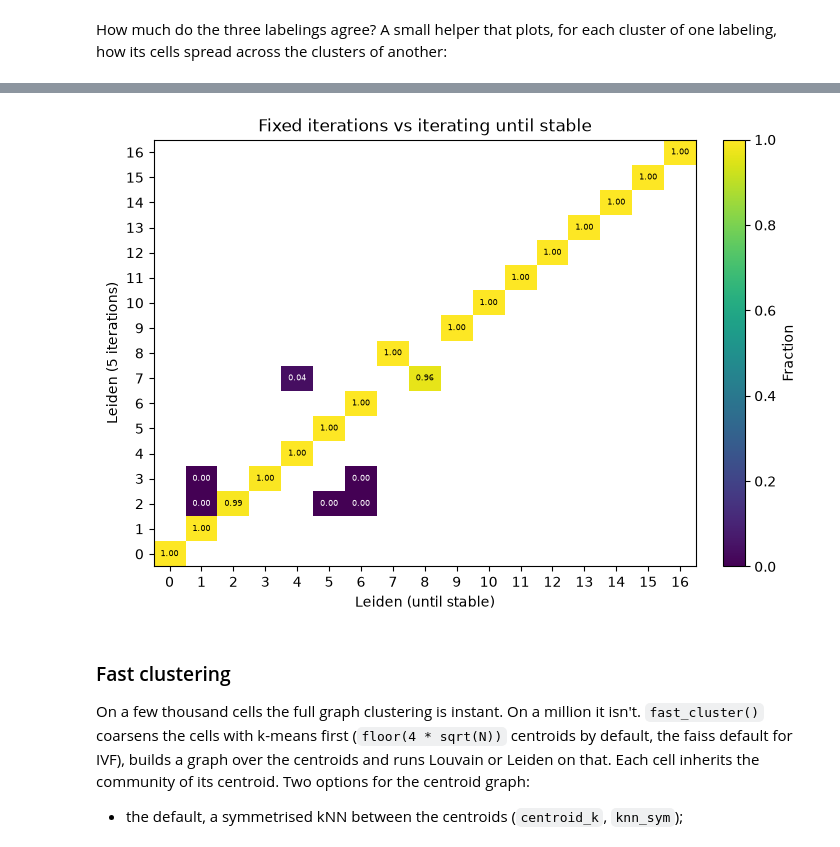
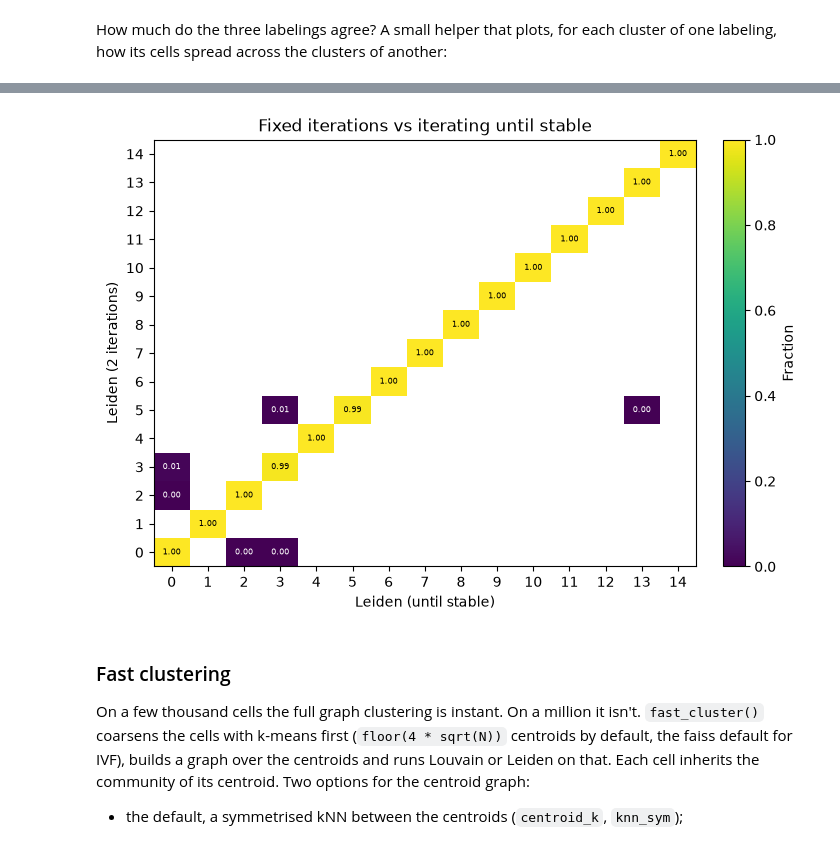
Before and after one commit to GregorLueg/bixverse-rs, a Jupyter notebook: python/docs/vignettes/cell_type_annotation.ipynb, the cells around one changed output, grey strips where cells are left out. Cells and saved outputs as stored; diff of their text form; code cells hidden in the pictures.

Commit message:
docs: vignette prose for v5, Leiden defaults and ATAC norm; re-execute the affected vignettes

```diff
--- a/python/docs/vignettes/cell_type_annotation.ipynb
+++ b/python/docs/vignettes/cell_type_annotation.ipynb
@@ -367,14 +370,14 @@ plt.show()
 # %%
 plot_overlap(
     clusters_df["leiden_clusters"],
     clusters_df["leiden_stable"],
-    "Leiden (5 iterations)",
+    "Leiden (2 iterations)",
     "Leiden (until stable)",
     "Fixed iterations vs iterating until stable",
 )
 plt.show()
 # %% [output]
-[figure, old version]
+[figure, new version]
 # %% [markdown]
 ### Fast clustering
 
```
Also changed, not shown: parts of 30 cells of this notebook, 10 other files.
